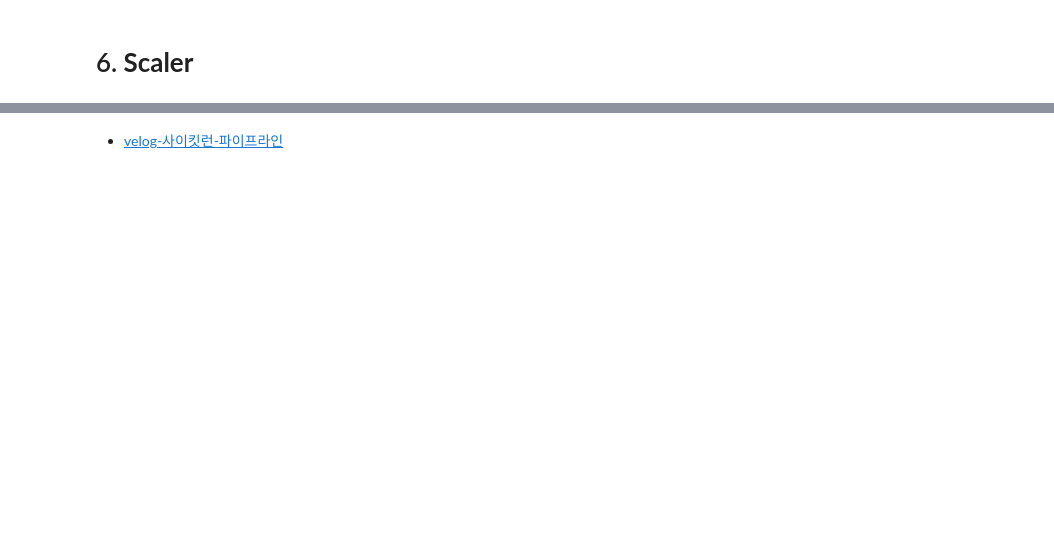
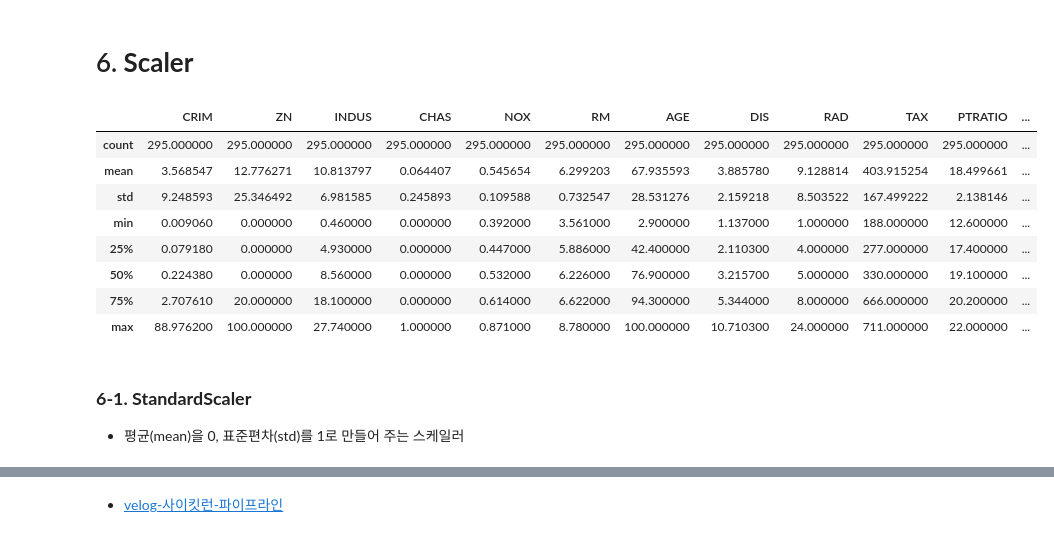
Before and after one commit to Ataraxia1001/tjoeun2, a Jupyter notebook: KH_lecture/12_Regression_Model.ipynb, the cells around one changed output, grey strips where cells are left out. Drawn from its saved outputs; the diff is of its cells as text; code cells hidden in the pictures; blank space fills up the shorter version.

```diff
--- a/KH_lecture/12_Regression_Model.ipynb
+++ b/KH_lecture/12_Regression_Model.ipynb
@@ -548,0 +551,15 @@ plot_coef(x_train.columns, elasticnet_80.coef_)
+# %%
+x_train.describe()
+# %% [output]
+|  | CRIM | ZN | INDUS | CHAS | NOX | RM | AGE | DIS | RAD | TAX | PTRATIO | ... |
+| count | 295.000000 | 295.000000 | 295.000000 | 295.000000 | 295.000000 | 295.000000 | 295.000000 | 295.000000 | 295.000000 | 295.000000 | 295.000000 | ... |
+| mean | 3.568547 | 12.776271 | 10.813797 | 0.064407 | 0.545654 | 6.299203 | 67.935593 | 3.885780 | 9.128814 | 403.915254 | 18.499661 | ... |
+| std | 9.248593 | 25.346492 | 6.981585 | 0.245893 | 0.109588 | 0.732547 | 28.531276 | 2.159218 | 8.503522 | 167.499222 | 2.138146 | ... |
+| min | 0.009060 | 0.000000 | 0.460000 | 0.000000 | 0.392000 | 3.561000 | 2.900000 | 1.137000 | 1.000000 | 188.000000 | 12.600000 | ... |
+| 25% | 0.079180 | 0.000000 | 4.930000 | 0.000000 | 0.447000 | 5.886000 | 42.400000 | 2.110300 | 4.000000 | 277.000000 | 17.400000 | ... |
+| 50% | 0.224380 | 0.000000 | 8.560000 | 0.000000 | 0.532000 | 6.226000 | 76.900000 | 3.215700 | 5.000000 | 330.000000 | 19.100000 | ... |
+| 75% | 2.707610 | 20.000000 | 18.100000 | 0.000000 | 0.614000 | 6.622000 | 94.300000 | 5.344000 | 8.000000 | 666.000000 | 20.200000 | ... |
+| max | 88.976200 | 100.000000 | 27.740000 | 1.000000 | 0.871000 | 8.780000 | 100.000000 | 10.710300 | 24.000000 | 711.000000 | 22.000000 | ... |
+# %% [markdown]
+### **6-1. StandardScaler**
+* 평균(mean)을 0, 표준편차(std)를 1로 만들어 주는 스케일러
```
Also changed, not shown: parts of 44 cells of this notebook.
